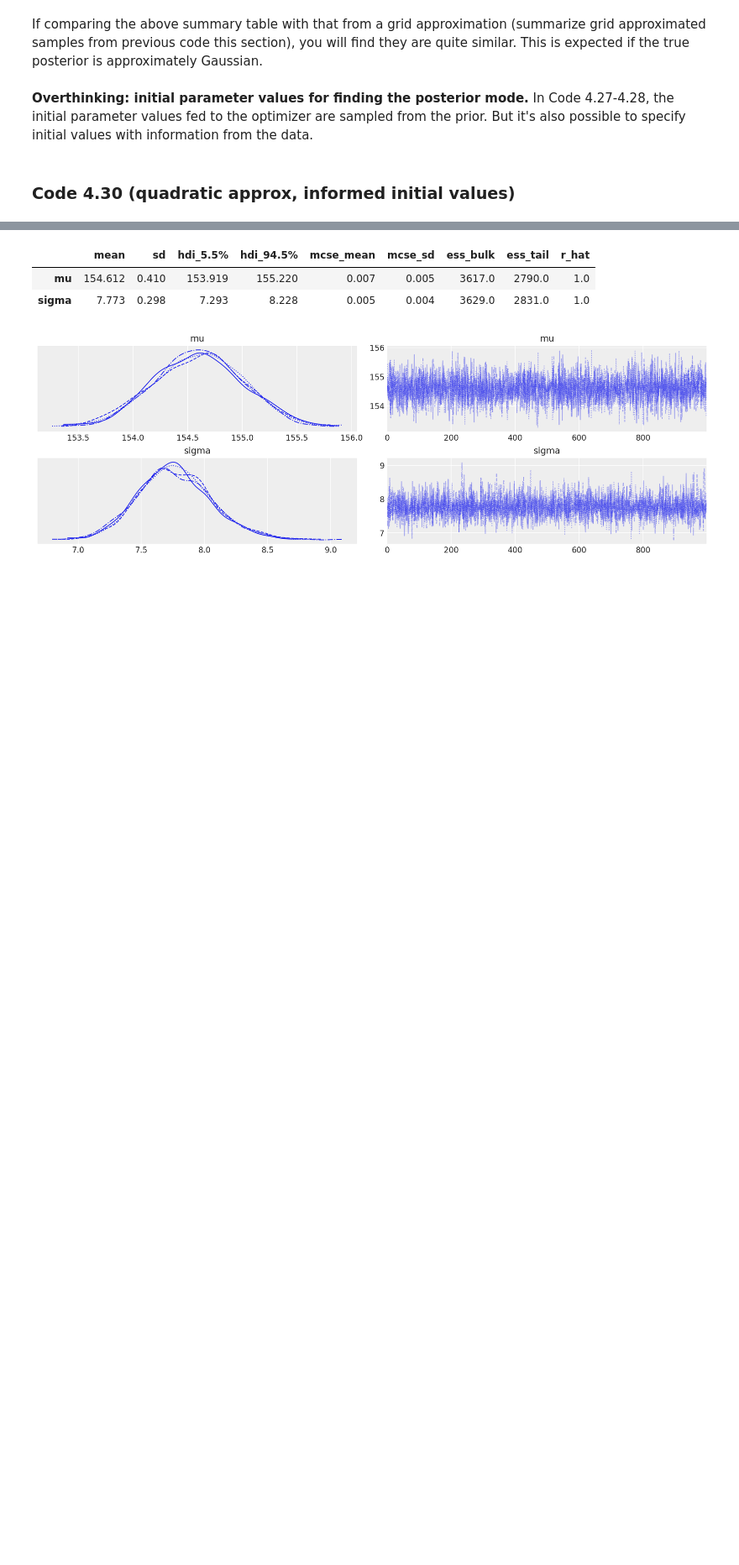
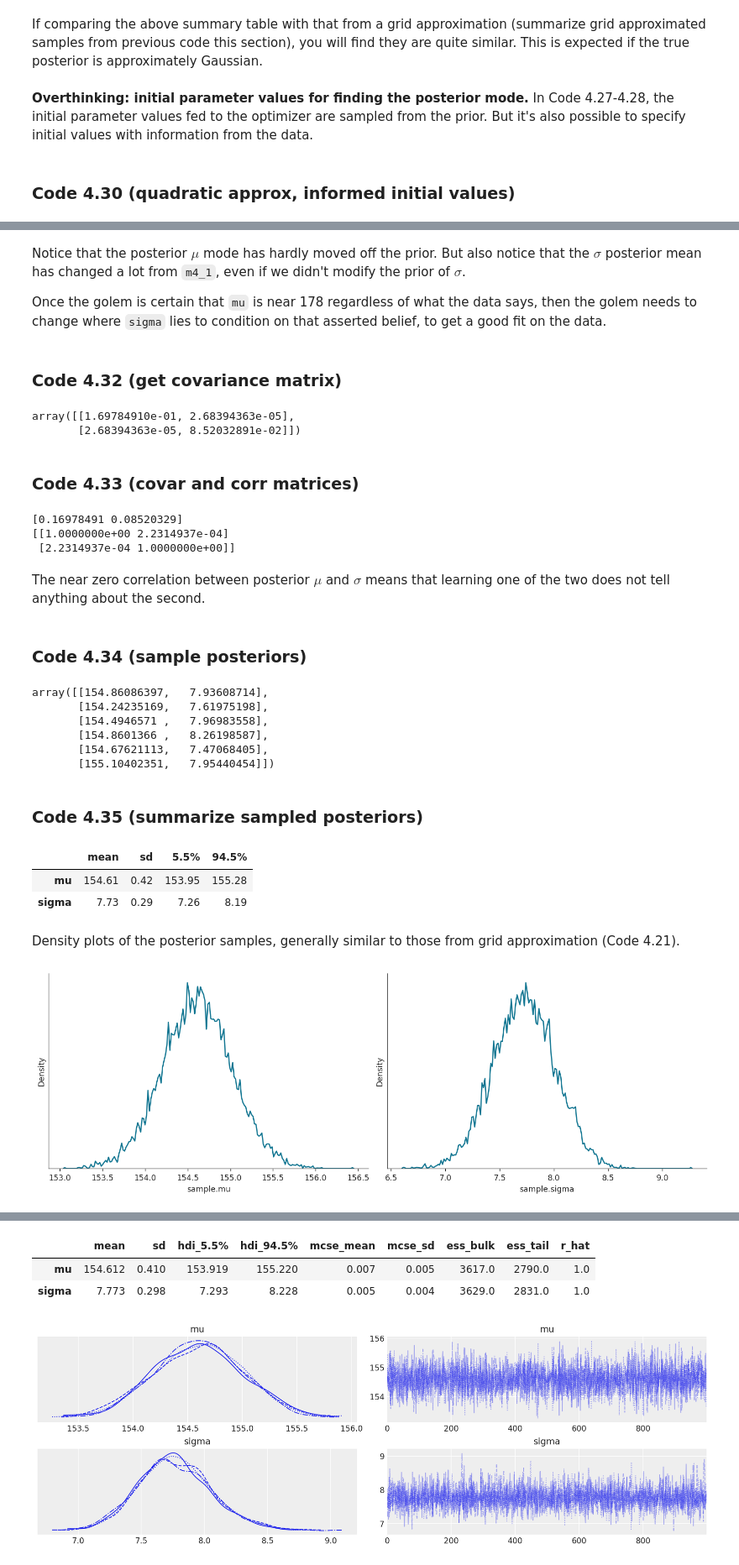
Before and after one commit to jaredxfeng/rethinking, a Jupyter notebook: notebooks/ch4_simpReg.ipynb, the cells around one changed output, grey strips where cells are left out. Shown at 84% size. Cells and saved outputs as stored; diff of their text form; code cells hidden in the pictures; blank space fills up the shorter version.

```diff
--- a/notebooks/ch4_simpReg.ipynb
+++ b/notebooks/ch4_simpReg.ipynb
@@ -456,12 +421,6 @@ If comparing the above summary table with that from a grid approximation (summar
 # %% [markdown]
 ### Code 4.30 (quadratic approx, informed initial values)
 # %%
-init_mu = d2.height.mean()
-init_sigma = d2.height.std()
-m4_1_opt = minimize(fun=m4_1_objective,
-                    x0=anp.array([init_mu, init_sigma]),
-                    method="BFGS",
-                    jac=grad(m4_1_objective),
-                    hess=jacobian(grad(m4_1_objective)))
-m4_1_opt
+m4_1.set_init_params(np.array([d2.height.mean(), d2.height.std()]))
+m4_1.fit(data=d2.height.values)
 # %% [output]
@@ -515,0 +447,54 @@ m4_2_opt
+# %% [markdown]
+Notice that the posterior $\mu$ mode has hardly moved off the prior. But also notice that the $\sigma$ posterior mean has changed a lot from `m4_1`, even if we didn't modify the prior of $\sigma$.
+
+Once the golem is certain that `mu` is near 178 regardless of what the data says, then the golem needs to change where `sigma` lies to condition on that asserted belief, to get a good fit on the data.
+# %% [markdown]
+### Code 4.32 (get covariance matrix)
+# %%
+m4_1.model.cov
+# %% [output]
+array([[1.69784910e-01, 2.68394363e-05],
+       [2.68394363e-05, 8.52032891e-02]])
+# %% [markdown]
+### Code 4.33 (covar and corr matrices)
+# %%
+print(np.diag(m4_1.model.cov))
+print(cov2cor(m4_1.model.cov))
+# %% [output]
+[0.16978491 0.08520329]
+[[1.0000000e+00 2.2314937e-04]
+ [2.2314937e-04 1.0000000e+00]]
+# %% [markdown]
+The near zero correlation between posterior $\mu$ and $\sigma$ means that learning one of the two does not tell anything about the second.
+# %% [markdown]
+### Code 4.34 (sample posteriors)
+# %%
+post = m4_1.sample(int(1e4))
+post[:6]
+# %% [output]
+array([[154.86086397,   7.93608714],
+       [154.24235169,   7.61975198],
+       [154.4946571 ,   7.96983558],
+       [154.8601366 ,   8.26198587],
+       [154.67621113,   7.47068405],
+       [155.10402351,   7.95440454]])
+# %% [markdown]
+### Code 4.35 (summarize sampled posteriors)
+# %%
+samples = dframe({"mu": post[:, 0], "sigma": post[:, 1]})
+precis(samples)
+# %% [output]
+|  | mean | sd | 5.5% | 94.5% |
+| mu | 154.61 | 0.42 | 153.95 | 155.28 |
+| sigma | 7.73 | 0.29 | 7.26 | 8.19 |
+# %% [markdown]
+Density plots of the posterior samples, generally similar to those from grid approximation (Code 4.21).
+# %%
+_, ax = plt.subplots(1, 2, figsize=(12, 4))
+sns.kdeplot(samples.mu, bw_adjust=.1, ax=ax[0])
+ax[0].set(xlabel="sample.mu")
+sns.kdeplot(samples.sigma, bw_adjust=.1)
+ax[1].set(xlabel="sample.sigma")
+plt.setp(ax, yticks=[]);
+# %% [output]
+[figure, added]
```
Also changed, not shown: parts of 23 cells of this notebook, 2 other files.
